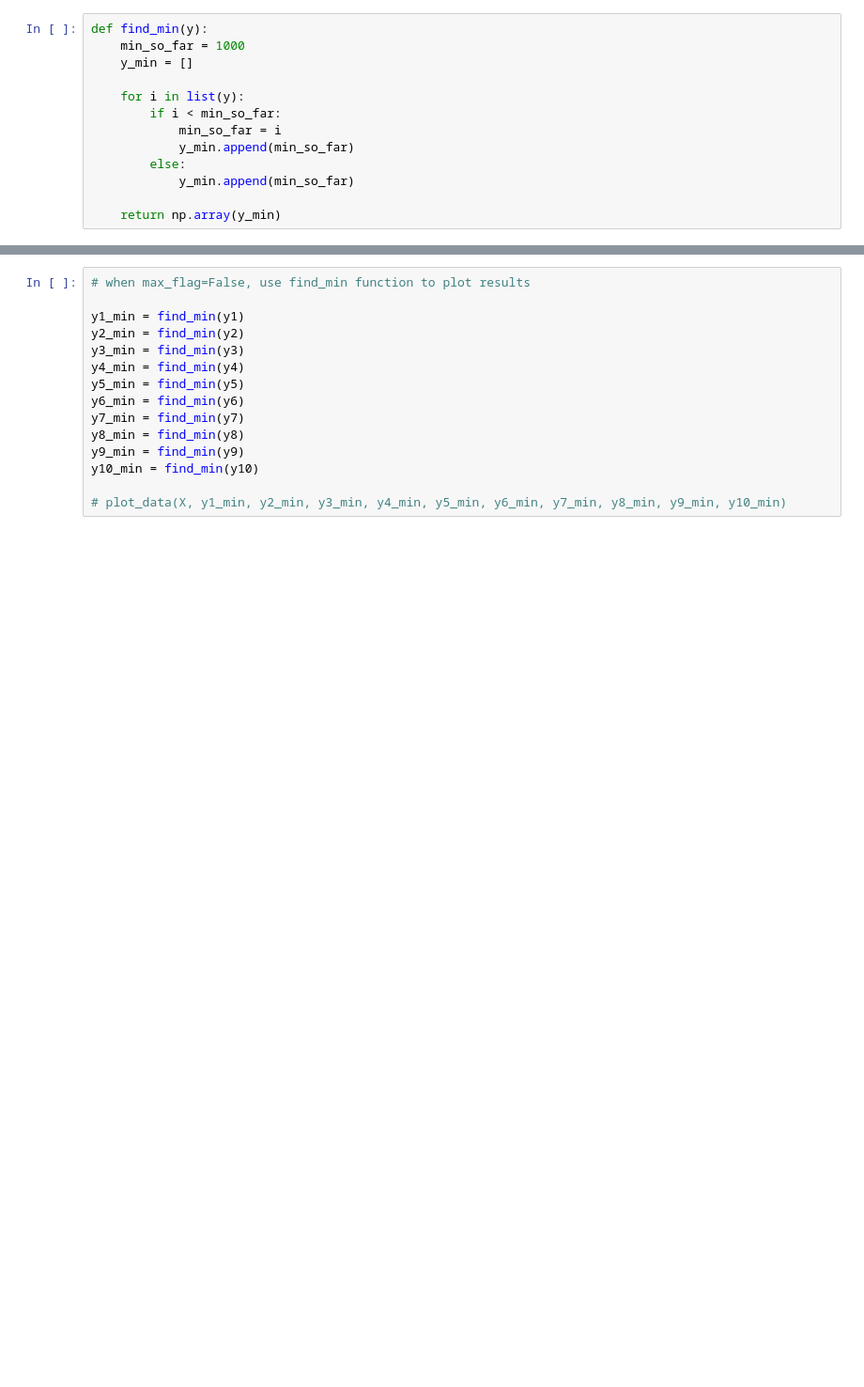
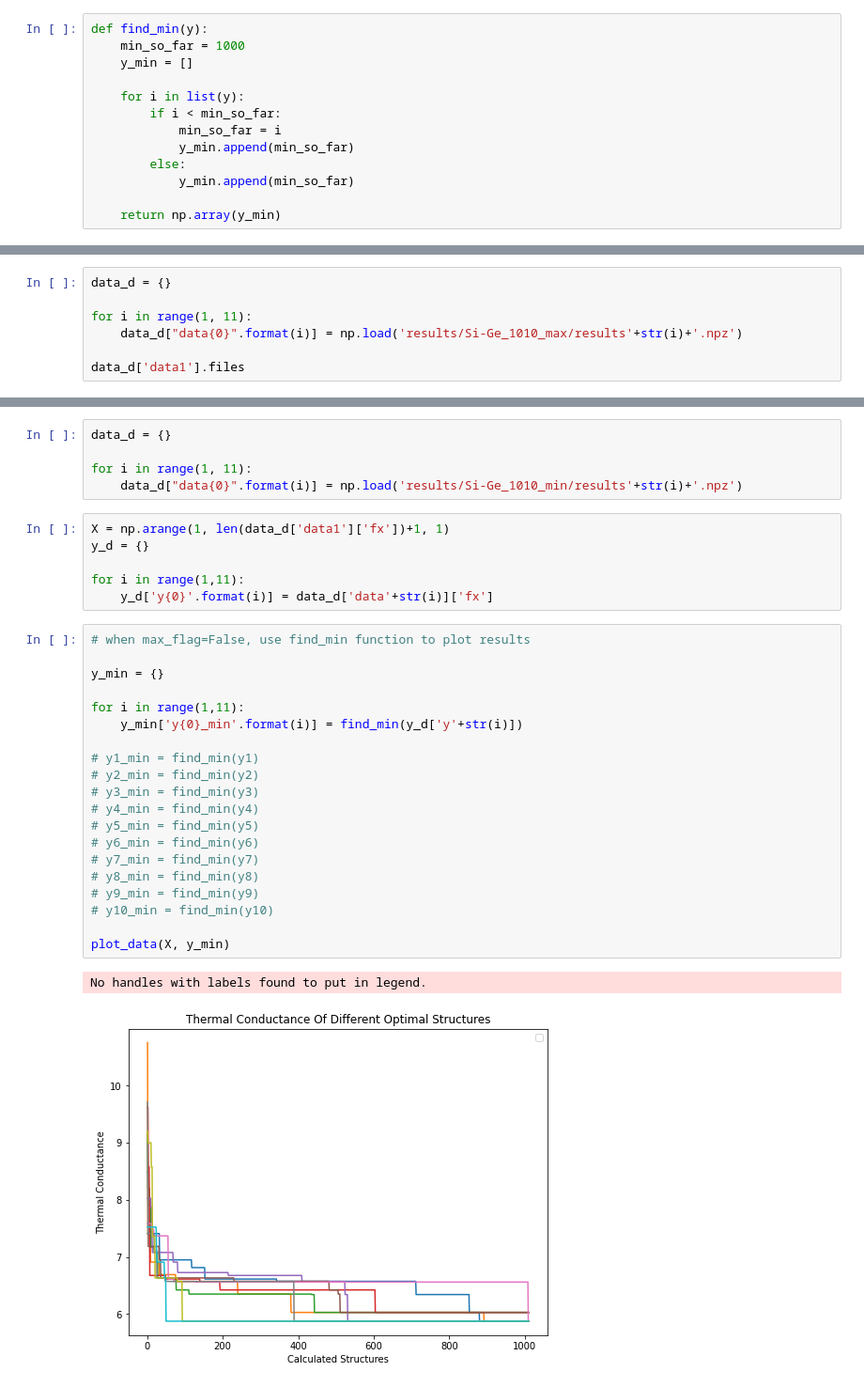
Before and after one commit to Lab-Brat/Materials_Informatics_Experiments, a Jupyter notebook: decision_tree/Si-Ge_MCTree/result_analysis.ipynb, the cells around one changed output, grey strips where cells are left out. Shown at 94% size. Saved outputs shown, nothing was run; the diff lists cells and outputs as text; blank space fills up the shorter version.

```diff
--- a/decision_tree/Si-Ge_MCTree/result_analysis.ipynb
+++ b/decision_tree/Si-Ge_MCTree/result_analysis.ipynb
@@ -101,0 +85,7 @@ lst10 = data10.files
+# %%
+data_d = {}
+
+for i in range(1, 11):
+    data_d["data{0}".format(i)] = np.load('results/Si-Ge_1010_max/results'+str(i)+'.npz')
+
+data_d['data1'].files
@@ -131,15 +142,34 @@ y10_max = find_max(y10)
+# %%
+data_d = {}
+
+for i in range(1, 11):
+    data_d["data{0}".format(i)] = np.load('results/Si-Ge_1010_min/results'+str(i)+'.npz')
+# %%
+X = np.arange(1, len(data_d['data1']['fx'])+1, 1)
+y_d = {}
+
+for i in range(1,11):
+    y_d['y{0}'.format(i)] = data_d['data'+str(i)]['fx']
 # %%
 # when max_flag=False, use find_min function to plot results
 
-y1_min = find_min(y1)
-y2_min = find_min(y2)
-y3_min = find_min(y3)
-y4_min = find_min(y4)
-y5_min = find_min(y5)
-y6_min = find_min(y6)
-y7_min = find_min(y7)
-y8_min = find_min(y8)
-y9_min = find_min(y9)
-y10_min = find_min(y10)
+y_min = {}
 
-# plot_data(X, y1_min, y2_min, y3_min, y4_min, y5_min, y6_min, y7_min, y8_min, y9_min, y10_min)
+for i in range(1,11):
+    y_min['y{0}_min'.format(i)] = find_min(y_d['y'+str(i)])
+
+# y1_min = find_min(y1)
+# y2_min = find_min(y2)
+# y3_min = find_min(y3)
+# y4_min = find_min(y4)
+# y5_min = find_min(y5)
+# y6_min = find_min(y6)
+# y7_min = find_min(y7)
+# y8_min = find_min(y8)
+# y9_min = find_min(y9)
+# y10_min = find_min(y10)
+
+plot_data(X, y_min)
+# %% [output]
+No handles with labels found to put in legend.
+[figure, added]
```
Also changed, not shown: parts of 8 cells of this notebook.
